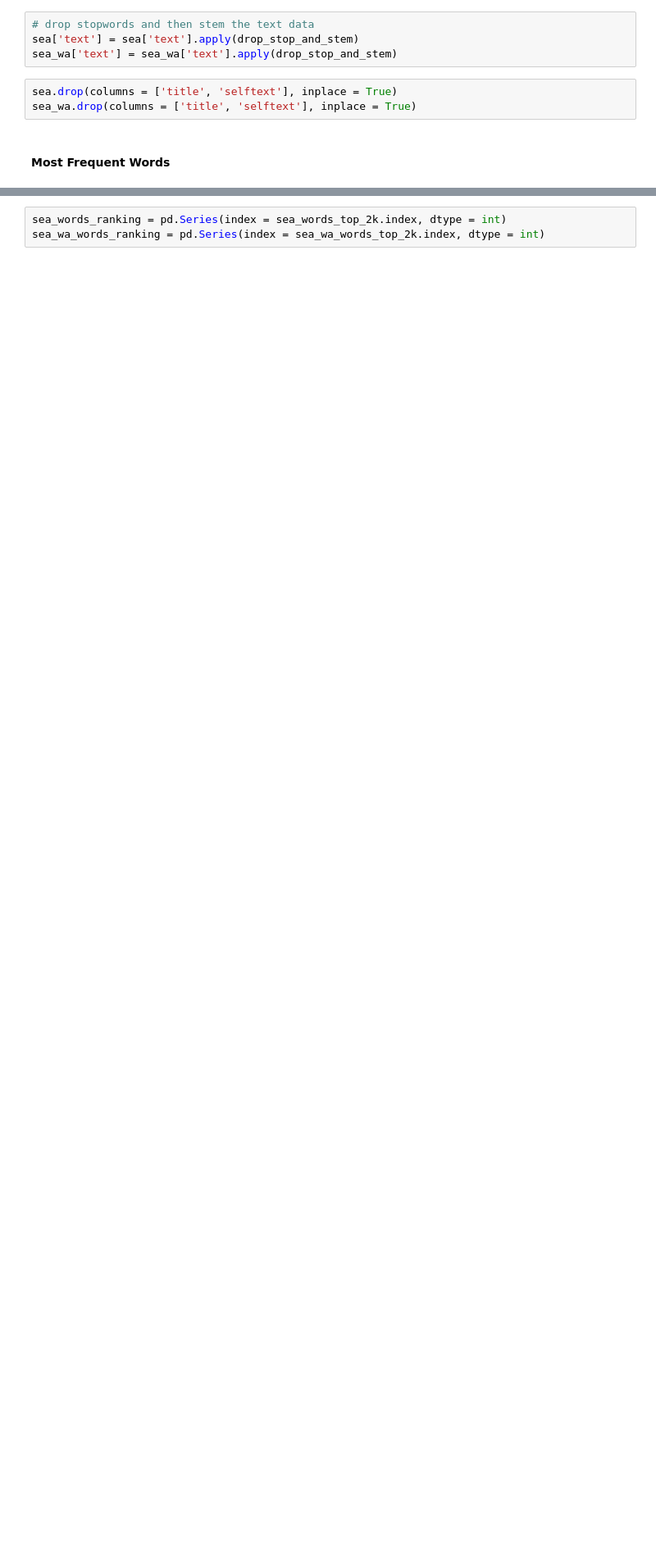
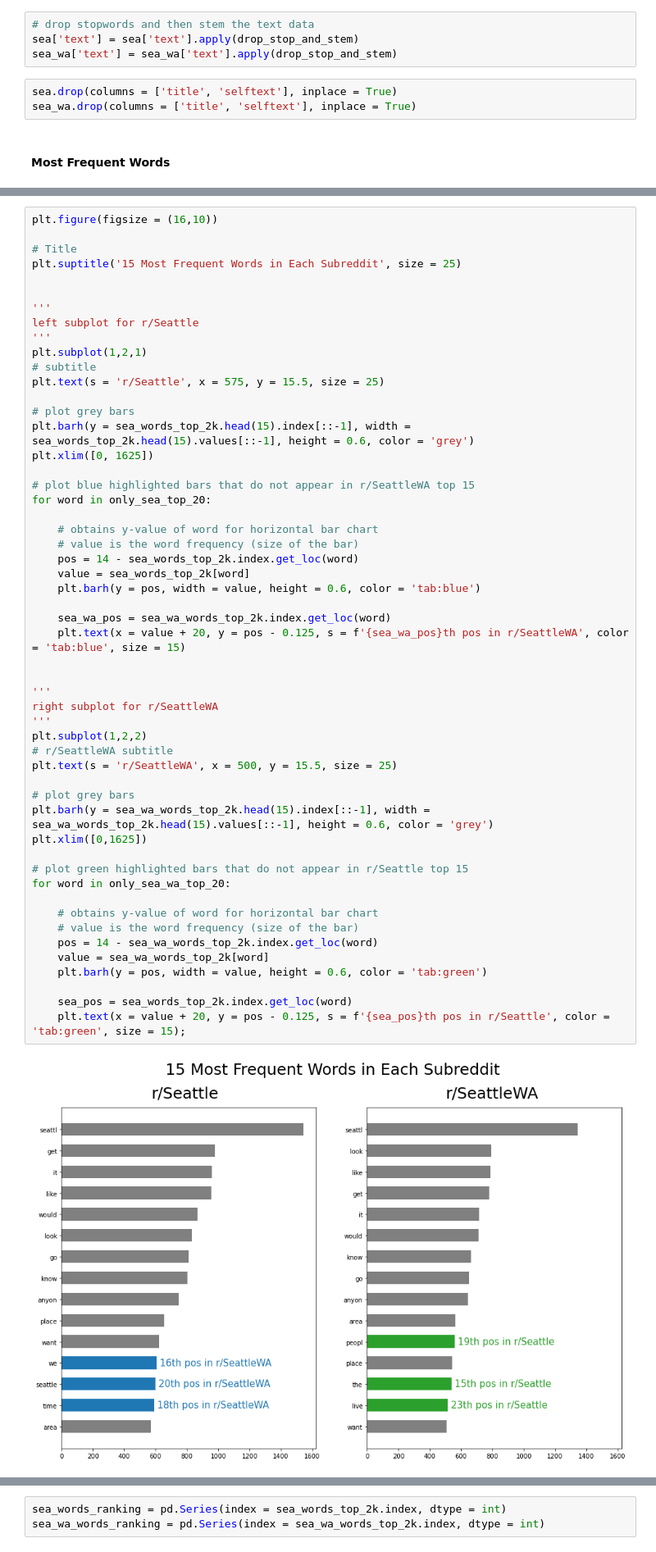
Before and after one commit to jguo052/NLP-Subreddit-Classification, a Jupyter notebook: first_draft.ipynb, the cells around one changed output, grey strips where cells are left out. Shown: that part at 82% size. Drawn from its saved outputs; the diff is of its cells as text; blank space fills up the shorter version.

Commit message:
Finished top 15 visual

```diff
--- a/first_draft.ipynb
+++ b/first_draft.ipynb
@@ -516,3 +594,58 @@ sea_wa_words_top_2k = sea_wa_word_freq.sum().sort_values(ascending = False)
+# %%
+plt.figure(figsize = (16,10))
+
+# Title
+plt.suptitle('15 Most Frequent Words in Each Subreddit', size = 25)
+
+
+'''
+left subplot for r/Seattle
+'''
+plt.subplot(1,2,1)
+# subtitle
+plt.text(s = 'r/Seattle', x = 575, y = 15.5, size = 25)
+
+# plot grey bars
+plt.barh(y = sea_words_top_2k.head(15).index[::-1], width = sea_words_top_2k.head(15).values[::-1], height = 0.6, color = 'grey')
+plt.xlim([0, 1625])
+
+# plot blue highlighted bars that do not appear in r/SeattleWA top 15
+for word in only_sea_top_20:
+
+    # obtains y-value of word for horizontal bar chart
+    # value is the word frequency (size of the bar)
+    pos = 14 - sea_words_top_2k.index.get_loc(word)
+    value = sea_words_top_2k[word]
+    plt.barh(y = pos, width = value, height = 0.6, color = 'tab:blue')
+
+    sea_wa_pos = sea_wa_words_top_2k.index.get_loc(word)
+    plt.text(x = value + 20, y = pos - 0.125, s = f'{sea_wa_pos}th pos in r/SeattleWA', color = 'tab:blue', size = 15)
+
+
+'''
+right subplot for r/SeattleWA
+'''
+plt.subplot(1,2,2)
+# r/SeattleWA subtitle
+plt.text(s = 'r/SeattleWA', x = 500, y = 15.5, size = 25)
+
+# plot grey bars
+plt.barh(y = sea_wa_words_top_2k.head(15).index[::-1], width = sea_wa_words_top_2k.head(15).values[::-1], height = 0.6, color = 'grey')
+plt.xlim([0,1625])
+
+# plot green highlighted bars that do not appear in r/Seattle top 15
+for word in only_sea_wa_top_20:
+
+    # obtains y-value of word for horizontal bar chart
+    # value is the word frequency (size of the bar)
+    pos = 14 - sea_wa_words_top_2k.index.get_loc(word)
+    value = sea_wa_words_top_2k[word]
+    plt.barh(y = pos, width = value, height = 0.6, color = 'tab:green')
+
+    sea_pos = sea_words_top_2k.index.get_loc(word)
+    plt.text(x = value + 20, y = pos - 0.125, s = f'{sea_pos}th pos in r/Seattle', color = 'tab:green', size = 15);
+# %% [output]
+[figure, added]
 # %%
 sea_words_set = set(sea_words_top_2k.index)
 sea_wa_words_set = set(sea_wa_words_top_2k.index)
```
Also changed, not shown: parts of 11 cells of this notebook.
